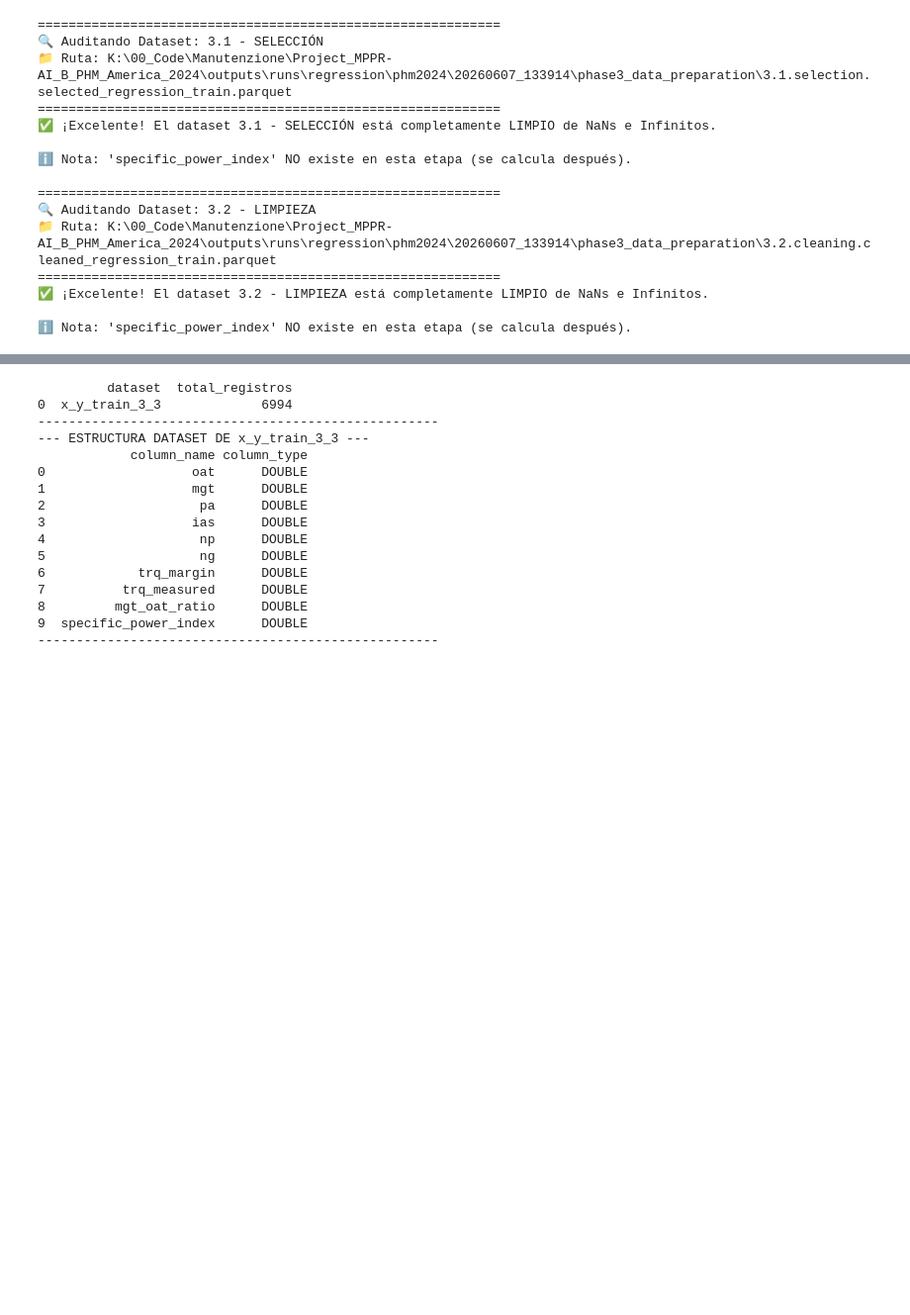
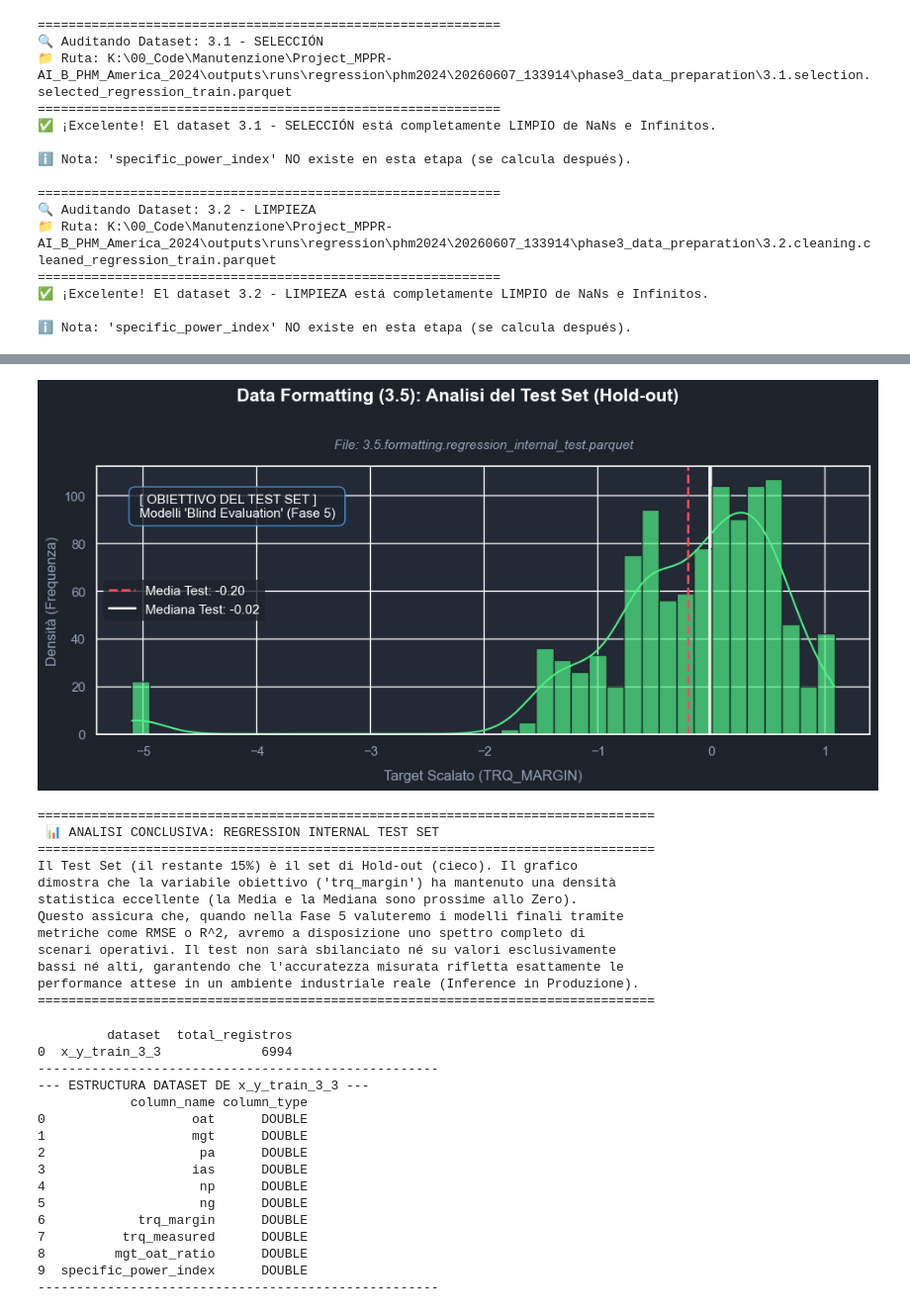
Before and after one commit to Catalinaqi/Project_MPPR-AI_B_PHM_America_2024, a Jupyter notebook: notebooks/phase3_analysis.ipynb, the cells around one changed output, grey strips where cells are left out. Shown at 99% size. Drawn from its saved outputs; the diff is of its cells as text; code cells hidden in the pictures; blank space fills up the shorter version.

```diff
--- a/notebooks/phase3_analysis.ipynb
+++ b/notebooks/phase3_analysis.ipynb
@@ -205,3 +1992,81 @@ for nombre, ruta in datasets_iniciales.items():
+# %%
+# =============================================================================
+# 1. FASE DI INPUT: Quando entra l'input
+# =============================================================================
+filename_test_final = "3.5.formatting.regression_internal_test.parquet"
+file_path_test_final = base_phase_path / filename_test_final
+
+df_test_final = pd.read_parquet(file_path_test_final)
+
+# =============================================================================
+# 2. FASE DI LOGICA: Elaborazione e trasformazione dei dati
+# =============================================================================
+target_col = 'trq_margin'
+target_test = df_test_final[target_col]
+
+media_test = target_test.mean()
+mediana_test = target_test.median()
+
+# =============================================================================
+# 3. FASE DI DISEGNO: Visualizzazione grafica (Test Integrity Dashboard)
+# =============================================================================
+fig, ax = plt.subplots(figsize=(10, 5), facecolor='#1e222b')
+ax.set_facecolor('#242936')
+
+sns.histplot(target_test, bins=40, kde=True, color='#4ef085', ax=ax, edgecolor='#1e222b', alpha=0.7)
+
+fig.suptitle("Data Formatting (3.5): Analisi del Test Set (Hold-out)", fontsize=15, fontweight='bold', color='white', y=0.96)
+ax.set_title(f"File: {filename_test_final}", fontsize=11, style='italic', color='#94a3b8', pad=15)
+
+ax.set_xlabel("Target Scalato (TRQ_MARGIN)", color='#94a3b8', labelpad=10)
+ax.set_ylabel("Densità (Frequenza)", color='#94a3b8')
+ax.tick_params(colors='#94a3b8')
+
+ax.axvline(media_test, color='#ff4b5c', linestyle='--', linewidth=2, label=f"Media Test: {media_test:.2f}")
+ax.axvline(mediana_test, color='white', linestyle='-', linewidth=2, label=f"Mediana Test: {mediana_test:.2f}")
+
+# Box Informativo
+props = dict(boxstyle="round,pad=0.5", facecolor="#1e222b", alpha=0.8, edgecolor="#4facfe")
+ax.text(0.05, 0.85, " [ OBIETTIVO DEL TEST SET ] \n Modelli 'Blind Evaluation' (Fase 5) ",
+        transform=ax.transAxes, fontsize=11, color="white", va="center", ha="left", bbox=props)
+
+ax.legend(facecolor='#1e222b', edgecolor='none', labelcolor='white')
+
+plt.tight_layout(rect=[0, 0, 1, 0.95])
+plt.show()
+
+# =============================================================================
+# 4. ANALISI FINALE
+# =============================================================================
+analisi_test = """
+================================================================================
+ 📊 ANALISI CONCLUSIVA: REGRESSION INTERNAL TEST SET
+================================================================================
+Il Test Set (il restante 15%) è il set di Hold-out (cieco). Il grafico
+dimostra che la variabile obiettivo ('trq_margin') ha mantenuto una densità
+statistica eccellente (la Media e la Mediana sono prossime allo Zero).
+Questo assicura che, quando nella Fase 5 valuteremo i modelli finali tramite
+metriche come RMSE o R^2, avremo a disposizione uno spettro completo di
+scenari operativi. Il test non sarà sbilanciato né su valori esclusivamente
+bassi né alti, garantendo che l'accuratezza misurata rifletta esattamente le
+performance attese in un ambiente industriale reale (Inference in Produzione).
+================================================================================
+"""
+print(analisi_test)
+# %% [output]
+[figure, added]
+================================================================================
+ 📊 ANALISI CONCLUSIVA: REGRESSION INTERNAL TEST SET
+================================================================================
+Il Test Set (il restante 15%) è il set di Hold-out (cieco). Il grafico
+dimostra che la variabile obiettivo ('trq_margin') ha mantenuto una densità
+statistica eccellente (la Media e la Mediana sono prossime allo Zero).
+Questo assicura che, quando nella Fase 5 valuteremo i modelli finali tramite
+metriche come RMSE o R^2, avremo a disposizione uno spettro completo di
+scenari operativi. Il test non sarà sbilanciato né su valori esclusivamente
+bassi né alti, garantendo che l'accuratezza misurata rifletta esattamente le
+performance attese in un ambiente industriale reale (Inference in Produzione).
+================================================================================
 # %%
 path_x_y_train_3_3 = base_run_dir / "phase3_data_preparation" / ("3.3.transformation.transformed_regression_train.parquet")
 query_conteos = f"""
```
Also changed, not shown: parts of 21 cells of this notebook, 17 other files.
